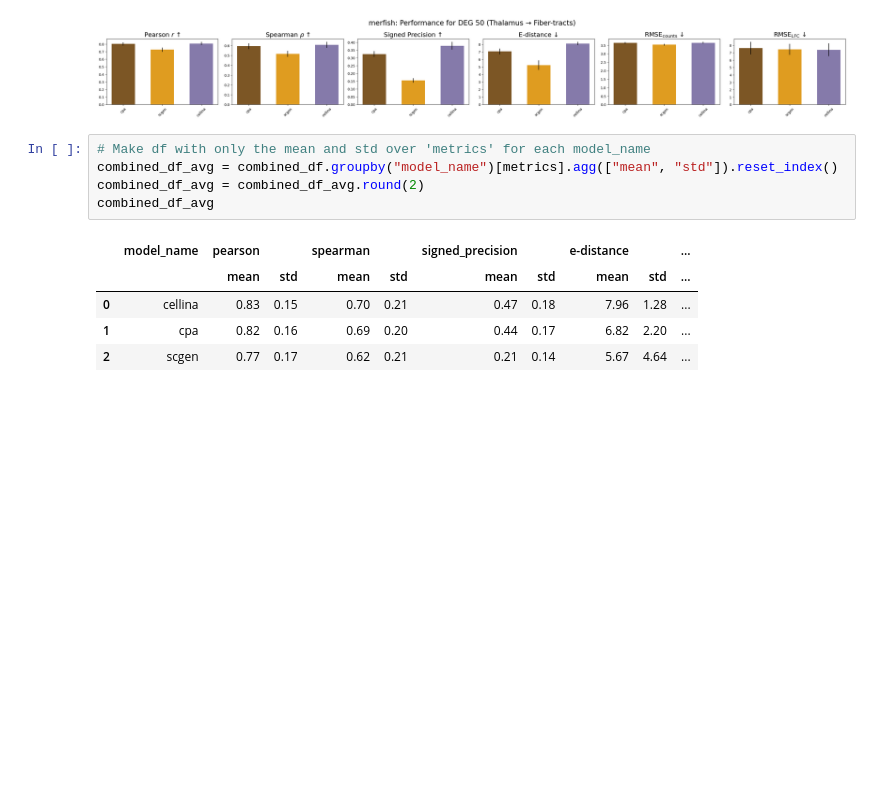
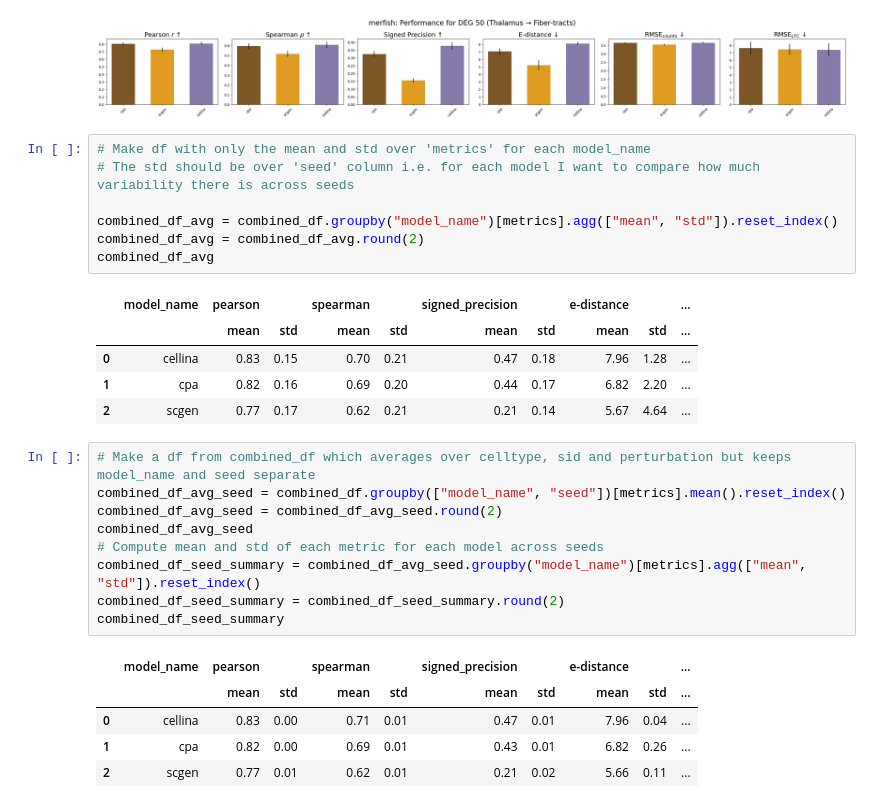
Before and after one commit to PMBio/cellina-reproducibility, a Jupyter notebook: notebooks/multi_seed.ipynb, the cells around one changed output. Cells and saved outputs as stored; diff of their text form; blank space fills up the shorter version.

Commit message:
Add variance across seeds

```diff
--- a/notebooks/multi_seed.ipynb
+++ b/notebooks/multi_seed.ipynb
@@ -461,6 +461,8 @@ plot_model_comparison(
 [figure]
 # %%
 # Make df with only the mean and std over 'metrics' for each model_name
+# The std should be over 'seed' column i.e. for each model I want to compare how much variability there is across seeds
+
 combined_df_avg = combined_df.groupby("model_name")[metrics].agg(["mean", "std"]).reset_index()
 combined_df_avg = combined_df_avg.round(2)
 combined_df_avg
@@ -470,3 +472,18 @@ combined_df_avg
 | 0 | cellina | 0.83 | 0.15 | 0.70 | 0.21 | 0.47 | 0.18 | 7.96 | 1.28 | ... |
 | 1 | cpa | 0.82 | 0.16 | 0.69 | 0.20 | 0.44 | 0.17 | 6.82 | 2.20 | ... |
 | 2 | scgen | 0.77 | 0.17 | 0.62 | 0.21 | 0.21 | 0.14 | 5.67 | 4.64 | ... |
+# %%
+# Make a df from combined_df which averages over celltype, sid and perturbation but keeps model_name and seed separate
+combined_df_avg_seed = combined_df.groupby(["model_name", "seed"])[metrics].mean().reset_index()
+combined_df_avg_seed = combined_df_avg_seed.round(2)
+combined_df_avg_seed
+# Compute mean and std of each metric for each model across seeds
+combined_df_seed_summary = combined_df_avg_seed.groupby("model_name")[metrics].agg(["mean", "std"]).reset_index()
+combined_df_seed_summary = combined_df_seed_summary.round(2)
+combined_df_seed_summary
+# %% [output]
+|  | model_name | pearson |  | spearman |  | signed_precision |  | e-distance |  | ... |
+|  |  | mean | std | mean | std | mean | std | mean | std | ... |
+| 0 | cellina | 0.83 | 0.00 | 0.71 | 0.01 | 0.47 | 0.01 | 7.96 | 0.04 | ... |
+| 1 | cpa | 0.82 | 0.00 | 0.69 | 0.01 | 0.43 | 0.01 | 6.82 | 0.26 | ... |
+| 2 | scgen | 0.77 | 0.01 | 0.62 | 0.01 | 0.21 | 0.02 | 5.66 | 0.11 | ... |
```
